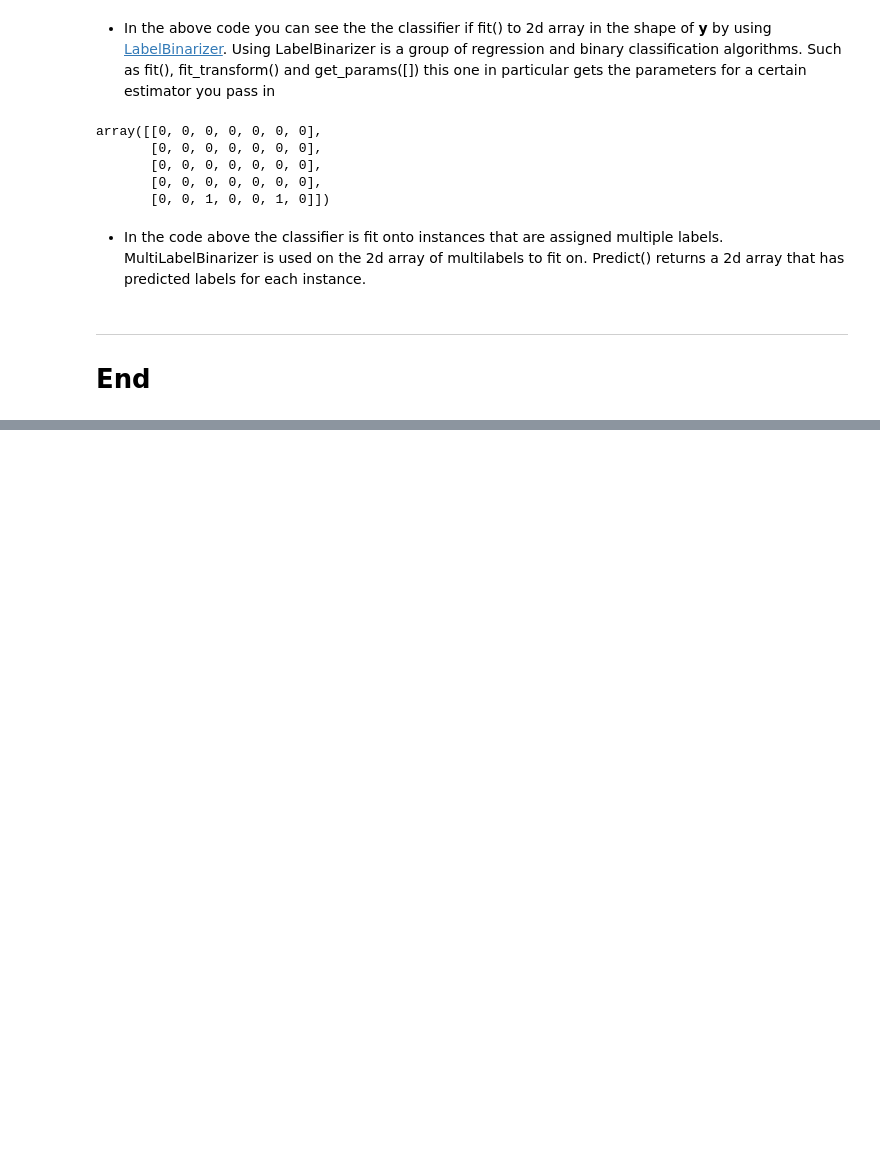
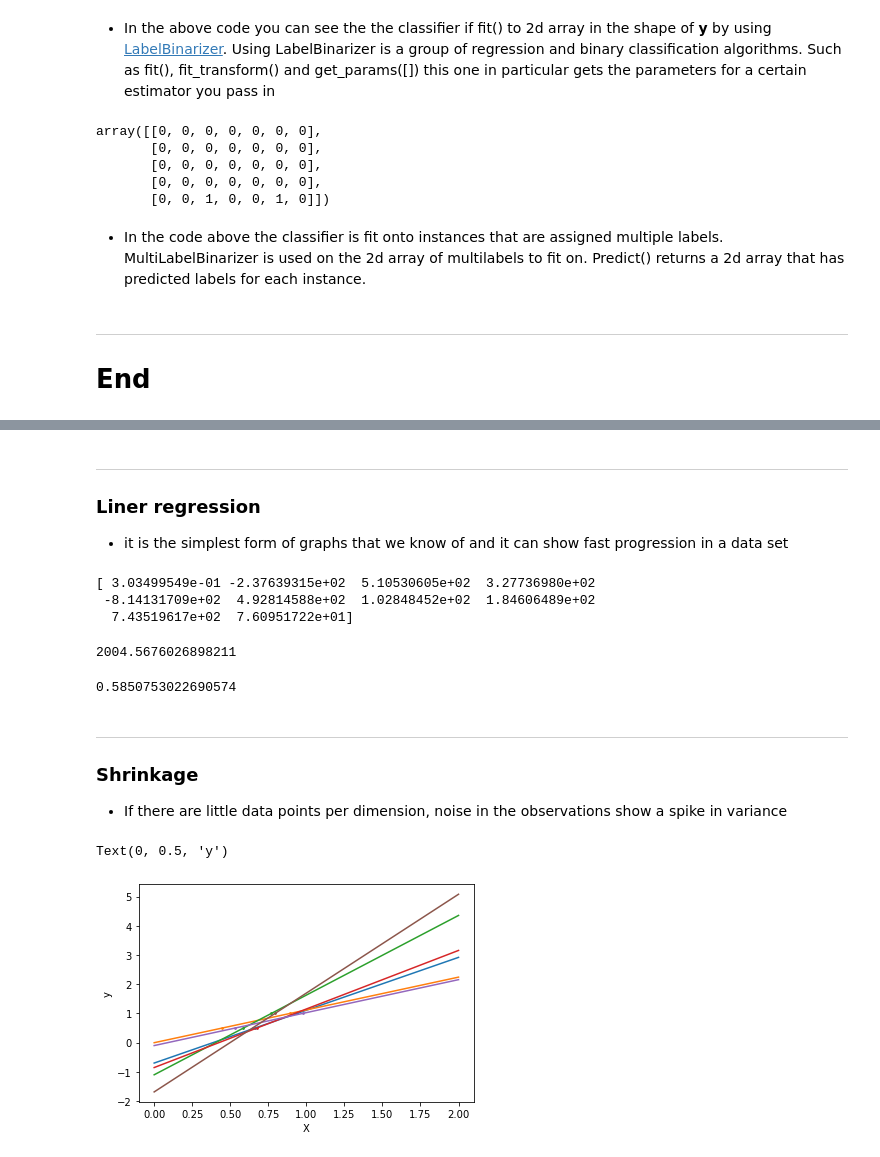
Before and after one commit to Davidpurtill1101011/Emerging_Technologies_4th_Year, a Jupyter notebook: Assessment/scikit-learn.ipynb, the cells around one changed output, grey strips where cells are left out. Saved outputs shown, nothing was run; the diff lists cells and outputs as text; code cells hidden in the pictures; blank space fills up the shorter version.

```diff
--- a/Assessment/scikit-learn.ipynb
+++ b/Assessment/scikit-learn.ipynb
@@ -197,0 +264,47 @@ array([[0, 0, 0, 0, 0, 0, 0],
+# %% [markdown]
+***
+### Liner regression
+- it is the simplest form of graphs that we know of and it can show fast progression in a data set
+# %%
+from sklearn import linear_model
+regr = linear_model.LinearRegression()
+regr.fit(diabetes_X_train, diabetes_y_train)
+
+print(regr.coef_)
+# %% [output]
+[ 3.03499549e-01 -2.37639315e+02  5.10530605e+02  3.27736980e+02
+ -8.14131709e+02  4.92814588e+02  1.02848452e+02  1.84606489e+02
+  7.43519617e+02  7.60951722e+01]
+# %%
+np.mean((regr.predict(diabetes_X_test) - diabetes_y_test)**2)
+# %% [output]
+2004.5676026898211
+# %%
+regr.score(diabetes_X_test, diabetes_y_test)
+# %% [output]
+0.5850753022690574
+# %% [markdown]
+***
+### Shrinkage
+- If there are little data points per dimension, noise in the observations show a spike in variance
+# %%
+X = np.c_[ .5, 1].T
+y = [.5, 1]
+test = np.c_[ 0, 2].T
+regr = linear_model.LinearRegression()
+
+import matplotlib.pyplot as plt
+plt.figure()
+
+np.random.seed(1)
+for _ in range(6):
+    this_X = .1 * np.random.normal(size=(2, 1)) + X
+    regr.fit(this_X, y)
+    plt.plot(test, regr.predict(test))
+    plt.scatter(this_X, y, s=3)
+
+plt.xlabel("X")
+plt.ylabel("y")
+# %% [output]
+Text(0, 0.5, 'y')
+[figure, added]
```
Also changed, not shown: parts of 20 cells of this notebook, 1 other file.
